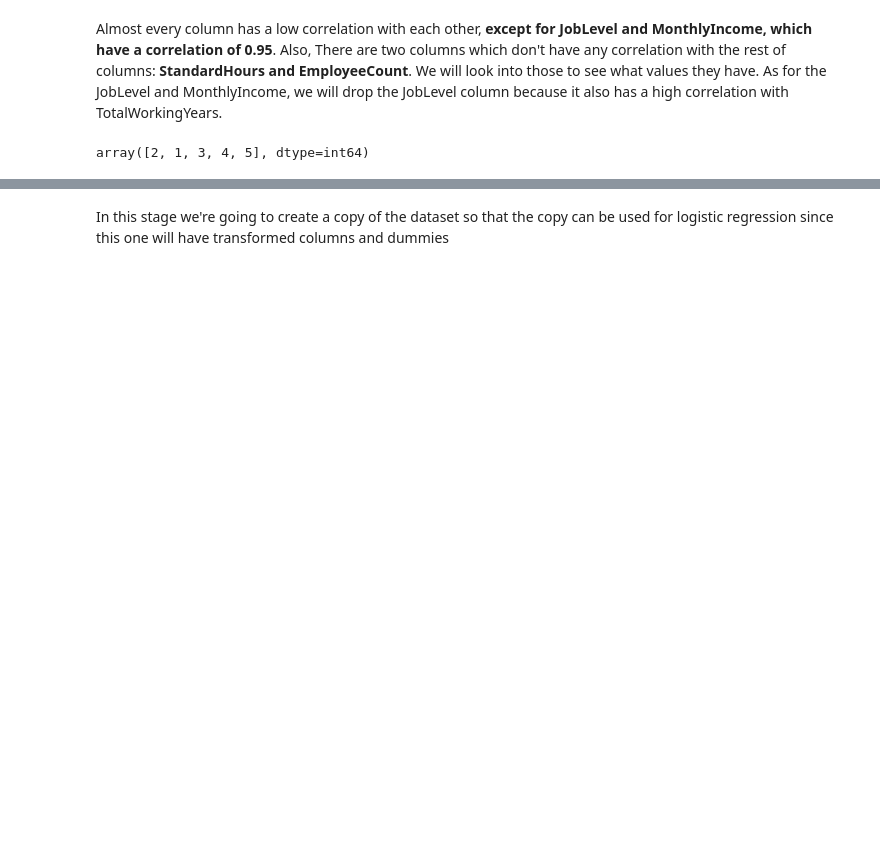
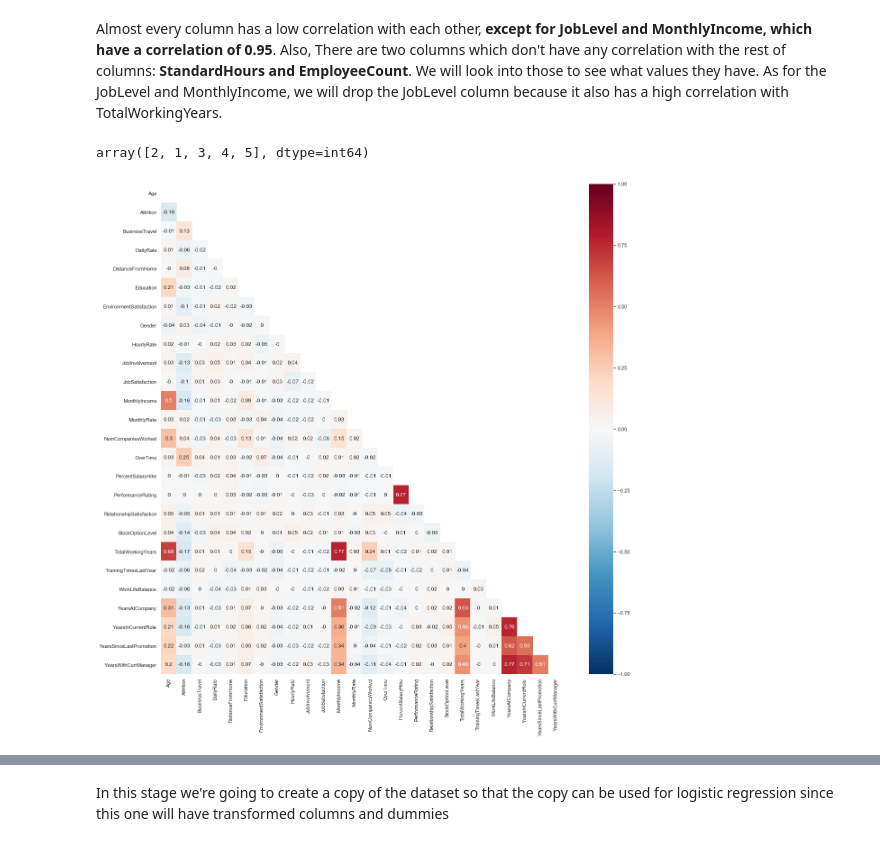
Before and after one commit to tmcdonald92/Bike-Traffic-In-Paris, a Jupyter notebook: Classification Model/IBM Employee Attrition.ipynb, the cells around one changed output, grey strips where cells are left out. Cells and saved outputs as stored; diff of their text form; code cells hidden in the pictures; blank space fills up the shorter version.

```diff
--- a/Classification Model/IBM Employee Attrition.ipynb
+++ b/Classification Model/IBM Employee Attrition.ipynb
@@ -132,0 +213,9 @@ employees.drop(['StandardHours','EmployeeCount'], axis=1, inplace=True)
+# %%
+corr = employees.corr().round(2)
+mask = np.zeros_like(corr)
+mask[np.triu_indices_from(mask)] = True
+with sns.axes_style("white"):
+    fig, ax = plt.subplots(figsize=(20,20))
+    sns.heatmap(ax=ax, data=corr, mask=mask, annot=True, center=0, vmin=-1, vmax=1, cmap="RdBu_r");
+# %% [output]
+[figure, added]
```
Also changed, not shown: parts of 123 cells of this notebook, 5 other files.
